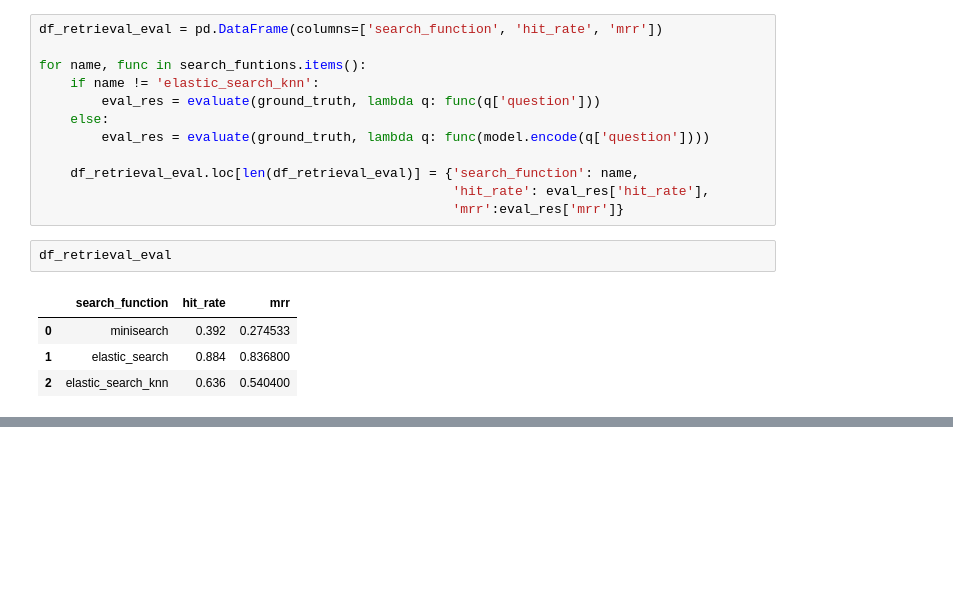
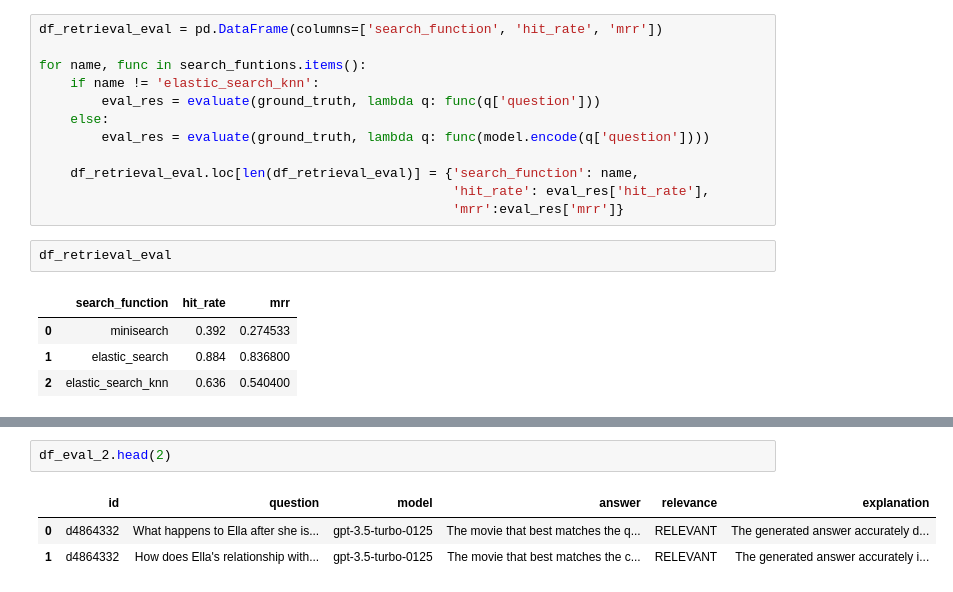
Before and after one commit to RKIzmailov/movie-advisor-rag, a Jupyter notebook: notebooks/rag-test.ipynb, the cells around one changed output, grey strips where cells are left out. Drawn from its saved outputs; the diff is of its cells as text; blank space fills up the shorter version.

```diff
--- a/notebooks/rag-test.ipynb
+++ b/notebooks/rag-test.ipynb
@@ -556,0 +705,6 @@ df_retrieval_eval
+# %%
+df_eval_2.head(2)
+# %% [output]
+|  | id | question | model | answer | relevance | explanation |
+| 0 | d4864332 | What happens to Ella after she is... | gpt-3.5-turbo-0125 | The movie that best matches the q... | RELEVANT | The generated answer accurately d... |
+| 1 | d4864332 | How does Ella's relationship with... | gpt-3.5-turbo-0125 | The movie that best matches the c... | RELEVANT | The generated answer accurately i... |
```
Also changed, not shown: parts of 23 cells of this notebook, 2 other files.
